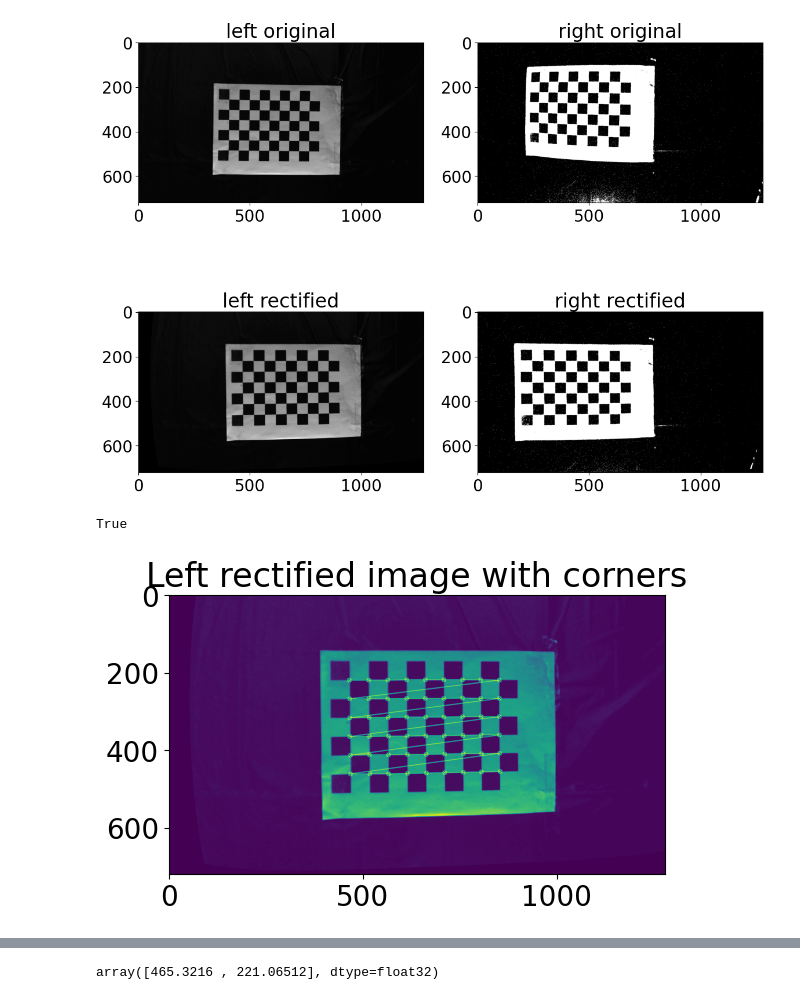
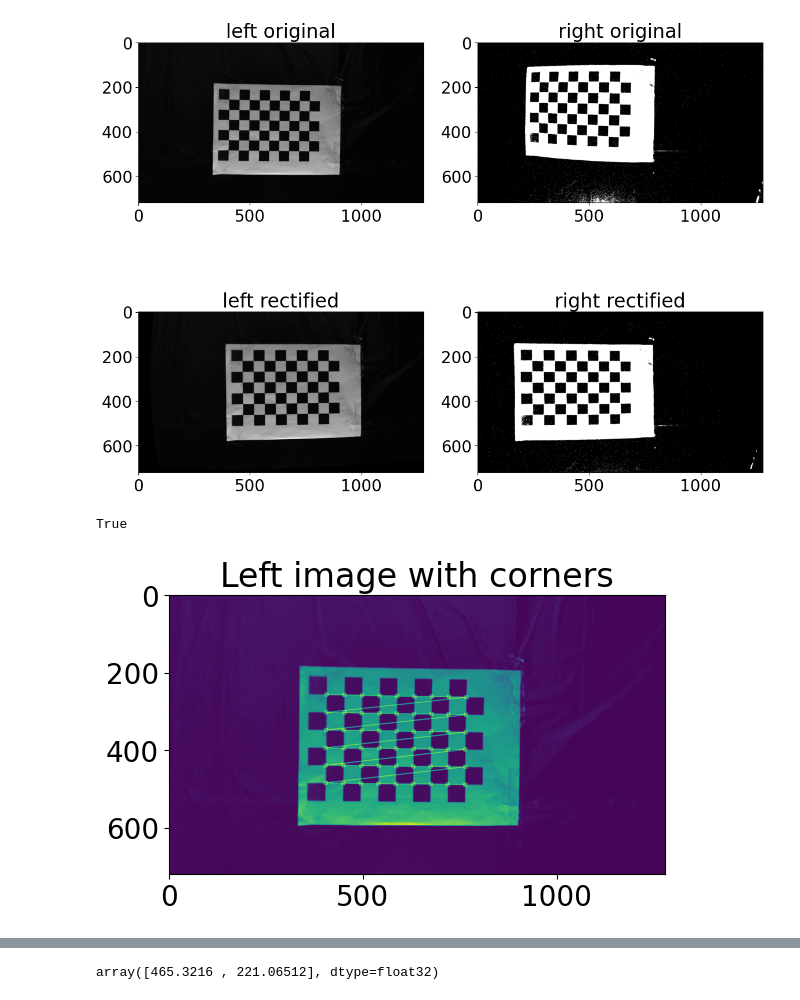
Before and after one commit to MagriniGabriele/CamCal, a Jupyter notebook: epipolar_geometry.ipynb, the cells around one changed output, grey strips where cells are left out. Saved outputs shown, nothing was run; the diff lists cells and outputs as text; code cells hidden in the pictures.

```diff
--- a/epipolar_geometry.ipynb
+++ b/epipolar_geometry.ipynb
@@ -109,19 +113,19 @@ plt.show()
 # %% [output]
 [figure]
 # %%
-ret, corners = cv2.findChessboardCorners(left_img_rectified, PATTERN_SIZE, None)   # Find the chess board corners
+ret, corners = cv2.findChessboardCorners(left_img, PATTERN_SIZE, None)   # Find the chess board corners
 print(ret)
 # show
 
 # copy image
-left_copy = left_img_rectified.copy()
+left_copy = left_img.copy()
 
 plt.imshow(cv2.drawChessboardCorners(left_copy, PATTERN_SIZE, corners, ret))
-plt.title('Left rectified image with corners')
+plt.title('Left image with corners')
 plt.show()
 # %% [output]
 True
-[figure, old version]
+[figure, new version]
 # %%
 # draw image with point
 
```
Also changed, not shown: parts of 2 cells of this notebook.
